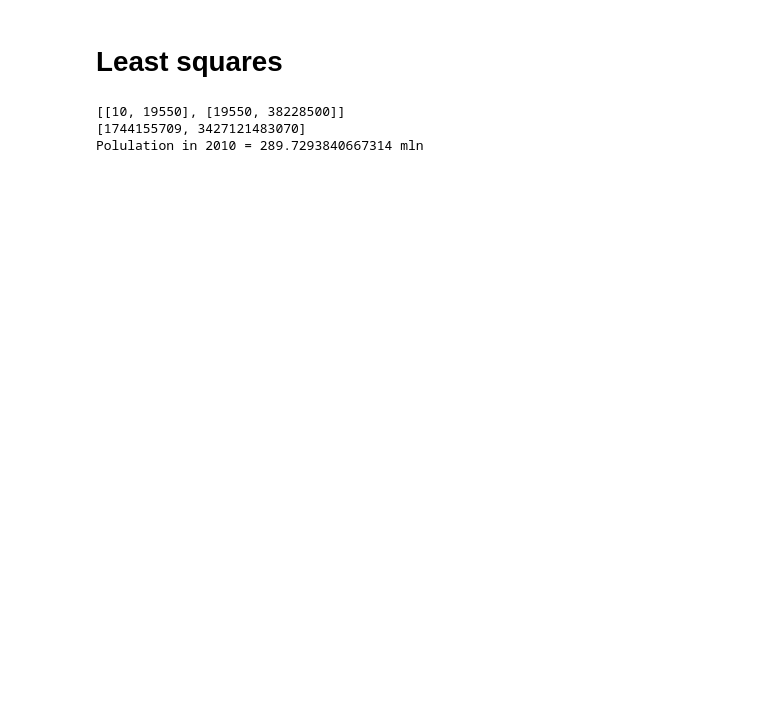
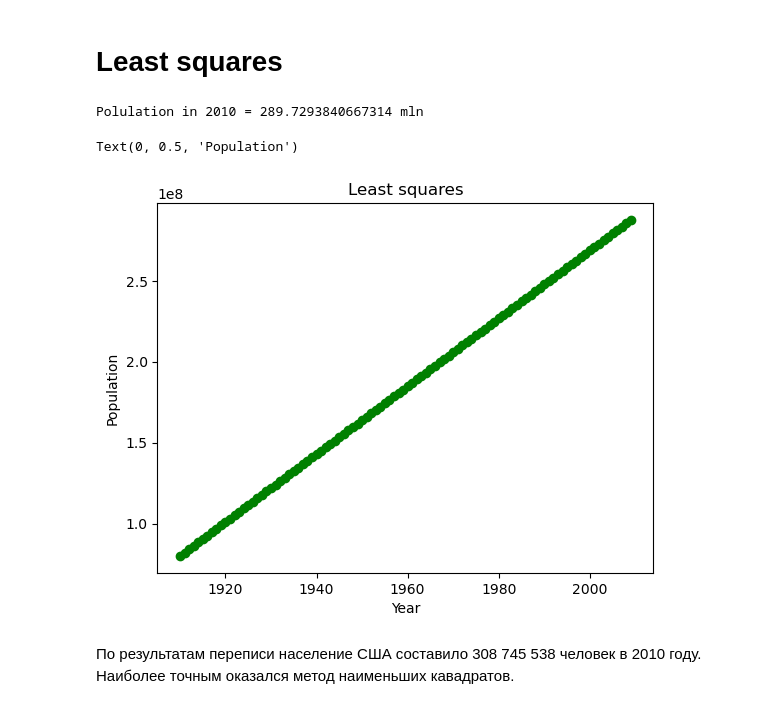
Before and after one commit to sardaryandavid/numeric_calculation, a Jupyter notebook: interlopation_extrapolation/interpolation_extrapolation.ipynb, the cells around one changed output. Drawn from its saved outputs; the diff is of its cells as text; code cells hidden in the pictures; blank space fills up the shorter version.

```diff
--- a/interlopation_extrapolation/interpolation_extrapolation.ipynb
+++ b/interlopation_extrapolation/interpolation_extrapolation.ipynb
@@ -144,30 +186,43 @@ def gauss_method(A, b):
 # %%
 N = 2
 n = 10
 A = [[0.0] * N for i in range(N)]
 sum = 0
 sq_sum = 0
 y_sum = 0
 yx_sum = 0
 for i in range(n):
     sum += x[i]
     sq_sum += x[i] * x[i]
     y_sum += y[i]
     yx_sum += y[i] * x[i]
 
 A[0][0] = n
 A[1][0] = sum
 A[0][1] = sum
 A[1][1] = sq_sum
 b = [0.0 for i in range(N)]
 b[0] = y_sum
 b[1] = yx_sum
 
-print(A)
-print(b)
 cf = gauss_method(A, b)
 print(f'Polulation in {x0} = {(cf[0] + x0 * cf[1]) / 1e6} mln')
+
+gr_y = []
+gr_x = list(i for i in range(1910, 2010))
+xb = 1910
+xs = len(gr_x)
+for j in range(xs):
+    v = cf[0] + gr_x[j] * cf[1]
+    gr_y.append(v)
+
+plt.title("Least squares")
+plt.plot(gr_x, gr_y, 'go', linestyle = '--')
+plt.xlabel("Year")
+plt.ylabel("Population")
 # %% [output]
-[[10, 19550], [19550, 38228500]]
-[1744155709, 3427121483070]
 Polulation in 2010 = 289.7293840667314 mln
+Text(0, 0.5, 'Population')
+[figure, added]
+# %% [markdown]
+ По результатам переписи население США составило 308 745 538 человек в 2010 году. Наиболее точным оказался метод наименьших кавадратов.
```
Also changed, not shown: parts of 2 cells of this notebook.
